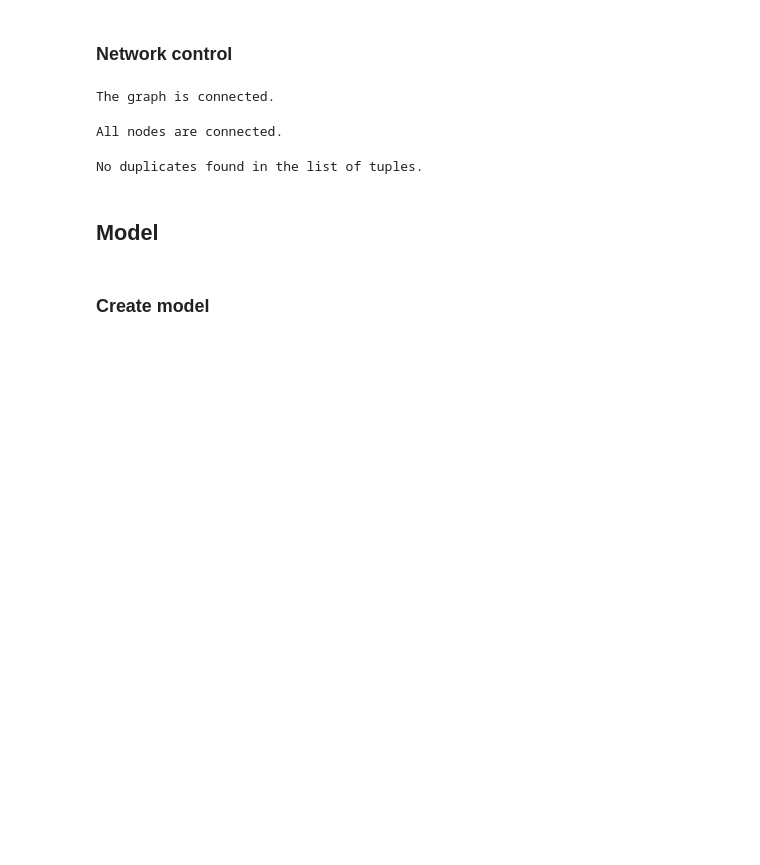
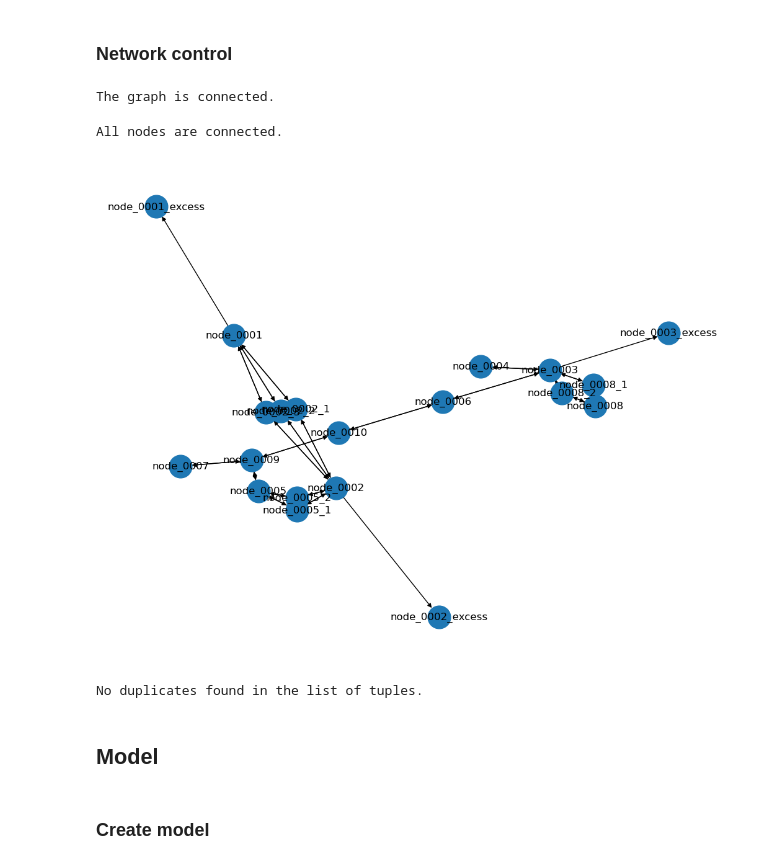
Before and after one commit to CSEI-EU/gas_infrastructure_model, a Jupyter notebook: 00_code_base/01_bidirectional/grid_transformation_bidirectional_netflow_example.ipynb, the cells around one changed output. Saved outputs shown, nothing was run; the diff lists cells and outputs as text; code cells hidden in the pictures; blank space fills up the shorter version.

Commit message:
Try to add excess variable in bidirectionnal model

```diff
--- a/00_code_base/01_bidirectional/grid_transformation_bidirectional_netflow_example.ipynb
+++ b/00_code_base/01_bidirectional/grid_transformation_bidirectional_netflow_example.ipynb
@@ -64,7 +64,8 @@ print_results = False #True or False
 # %%
 # Specify the path to your Excel file
 input_file_path = os.path.join('..', '..','01_data', '01_input_data', '02_processed')
-excel_file_path = '\Data_full_network.xlsx'
+# excel_file_path = '\Data_full_network.xlsx'
+excel_file_path = '\dummy_data_example_network.xlsx'
 
 input_file_path  = input_file_path + excel_file_path
 full_input_path = os.path.abspath(os.path.join(os.getcwd(), input_file_path))
@@ -119,3 +120,18 @@ conversion_capacity_factor = {tuple(row[['Commodity', 'Source', 'Destination']])
 #demand and supply
 inflow = {tuple(row[['Commodity', 'Node']]): row['Supply']
                  for _, row in df_supply_values.iterrows()}
+# %%
+nodes_with_supply = [node for (_, node), val in inflow.items() if val > 0]
+
+# One dump node per supply node
+nodes_excess = [f"{n}_excess" for n in nodes_with_supply]
+
+# Directed dump edge
+edges_excess = list(zip(nodes_with_supply, nodes_excess))
+
+# Add the new dump nodes to global list of nodes
+nodes = list(set(nodes) | set(nodes_excess))
+
+# dump arcs are added to edges_base
+edges_base += edges_excess
+edges_base = list(dict.fromkeys(edges_base)) # to drop duplicates
@@ -147,7 +183,7 @@ else:
     nodes_network = nodes
 # %%
 # Reverse edges
-edges_reverse = [(destination, source) for source, destination in edges_base]
+edges_reverse = [(destination, source) for source, destination in edges_base  if (source, destination) not in edges_excess]
 
 # Combined edges
 edges = edges_base + edges_reverse
@@ -199,6 +235,18 @@ else:
     print("Not all nodes are connected.")
 # %% [output]
 All nodes are connected.
+# %%
+import matplotlib.pyplot as plt
+
+G = nx.DiGraph()
+for i, j in edges:
+    G.add_edge(i, j)
+
+plt.figure(figsize=(10,8))
+nx.draw(G, with_labels=True, node_size=700)
+plt.show()
+# %% [output]
+[figure, added]
 # %%
 if len(edges) != len(set(edges)):
     print("There are duplicates in the list of tuples.")
```
Also changed, not shown: parts of 12 cells of this notebook, 3 other files.
